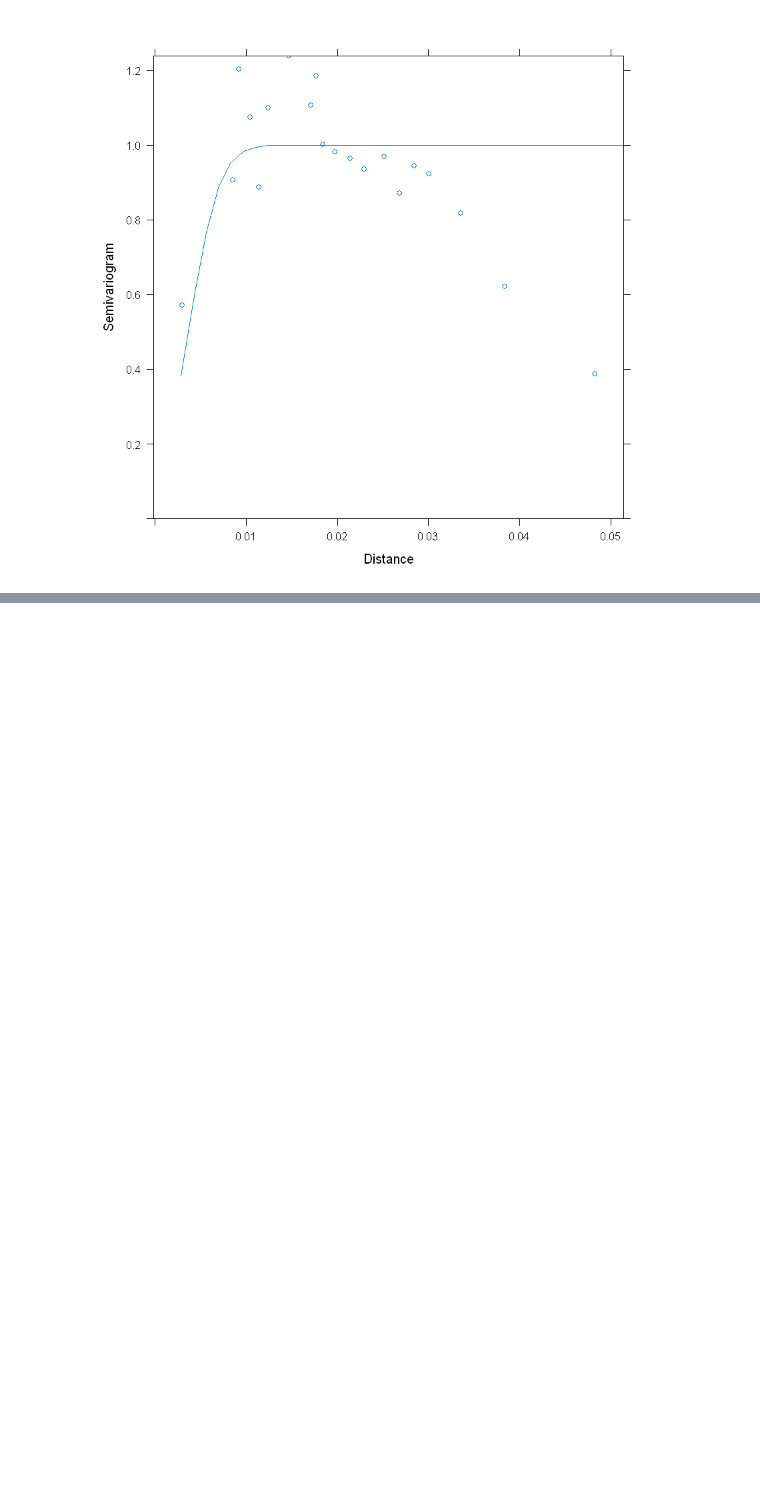
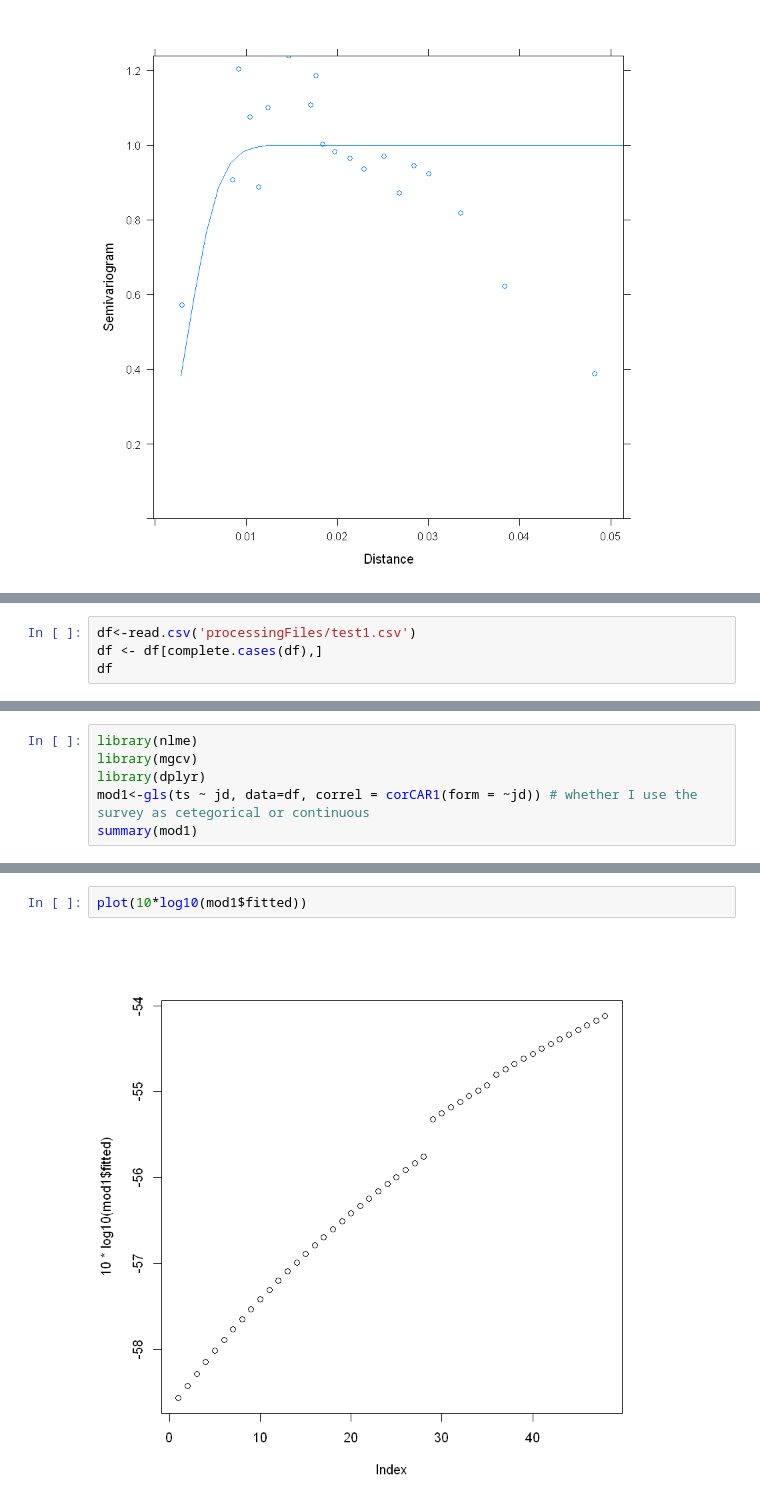
Before and after one commit to leviner/saildrone-2018, a Jupyter notebook: code/acousticData/analysis/2-GLSModels.ipynb, the cells around one changed output, grey strips where cells are left out. Drawn from its saved outputs; the diff is of its cells as text; blank space fills up the shorter version.

```diff
--- a/code/acousticData/analysis/2-GLSModels.ipynb
+++ b/code/acousticData/analysis/2-GLSModels.ipynb
@@ -240,0 +361,4 @@ A anova.lme: 2 × 3
+# %%
+df<-read.csv('processingFiles/test1.csv')
+df <- df[complete.cases(df),]
+df
@@ -240,0 +385,6 @@ A anova.lme: 2 × 3
+# %%
+library(nlme)
+library(mgcv)
+library(dplyr)
+mod1<-gls(ts ~ jd, data=df, correl = corCAR1(form = ~jd)) # whether I use the survey as cetegorical or continuous
+summary(mod1)
@@ -240,0 +445,4 @@ A anova.lme: 2 × 3
+# %%
+plot(10*log10(mod1$fitted))
+# %% [output]
+[figure, added]
```
Also changed, not shown: parts of 10 cells of this notebook, 7 other files.
